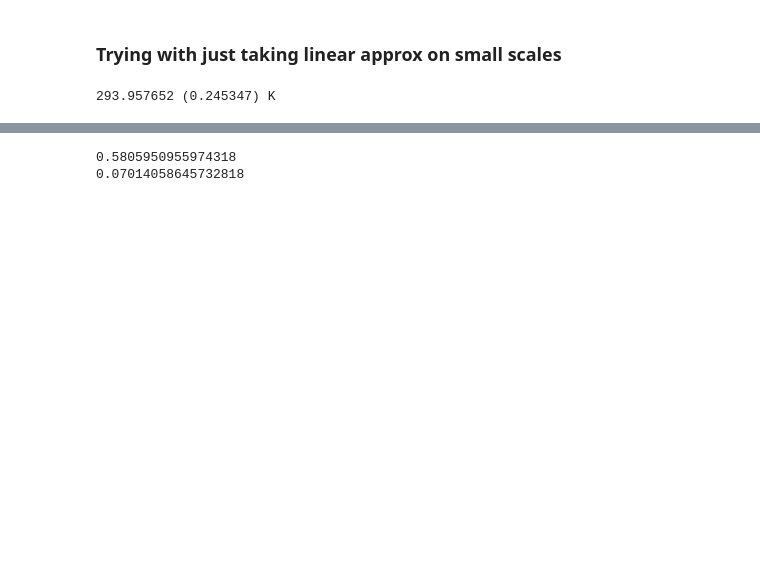
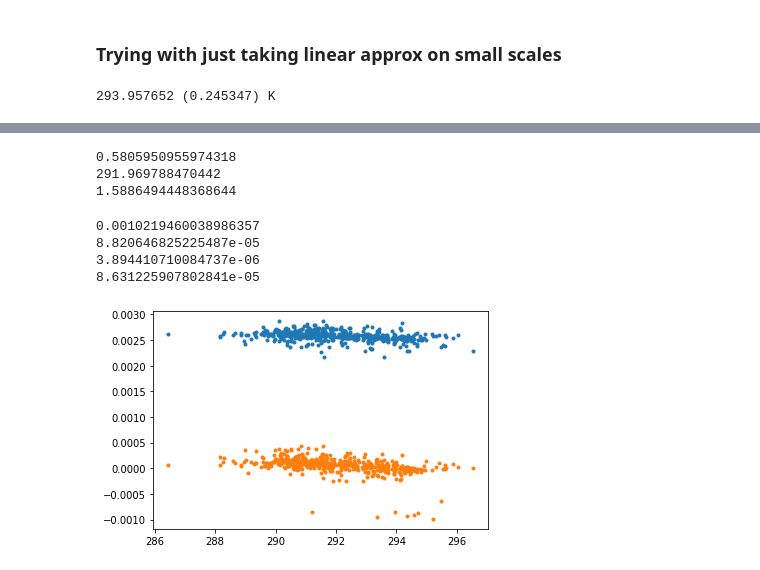
Before and after one commit to eklem1/ModernLab, a Jupyter notebook: Noise.ipynb, the cells around one changed output, grey strips where cells are left out. Cells and saved outputs as stored; diff of their text form; code cells hidden in the pictures; blank space fills up the shorter version.

```diff
--- a/Noise.ipynb
+++ b/Noise.ipynb
@@ -159,8 +187,36 @@ plt.show()
 
 print(np.mean(TempErr_dataNoise[1]))
 
-STD = np.std(TempErr_dataNoise[0])/np.sqrt(len(TempErr_dataNoise[0]))
+print(np.mean(TempErr_dataNoise[0]))
+
+STD = np.std(TempErr_dataNoise[0])#/np.sqrt(len(TempErr_dataNoise[0]))
 print(STD)
 # %% [output]
 0.5805950955974318
-0.07014058645732818
+291.969788470442
+1.5886494448368644
+# %%
+
+meanV = np.mean(dataNoise[3])
+print(meanV)
+
+STD = np.std(dataNoise[3])#/np.sqrt(len(TempErr_dataNoise[0]))
+print(STD)
+print(STD/np.sqrt(len(dataNoise[3])))
+
+R = meanV/0.001
+#error on I
+STD_I = STD/R
+print(STD_I)
+# %% [output]
+0.0010219460038986357
+8.820646825225487e-05
+3.894410710084737e-06
+8.631225907802841e-05
+# %%
+plt.plot(TempErr_dataNoise[0], dataNoise[1], ls=" ", marker=".")
+plt.plot(TempErr_dataNoise[0], dataNoise[0], ls=" ", marker=".")
+
+plt.show()
+# %% [output]
+[figure, added]
```
Also changed, not shown: parts of 3 cells of this notebook, 4 other files.
